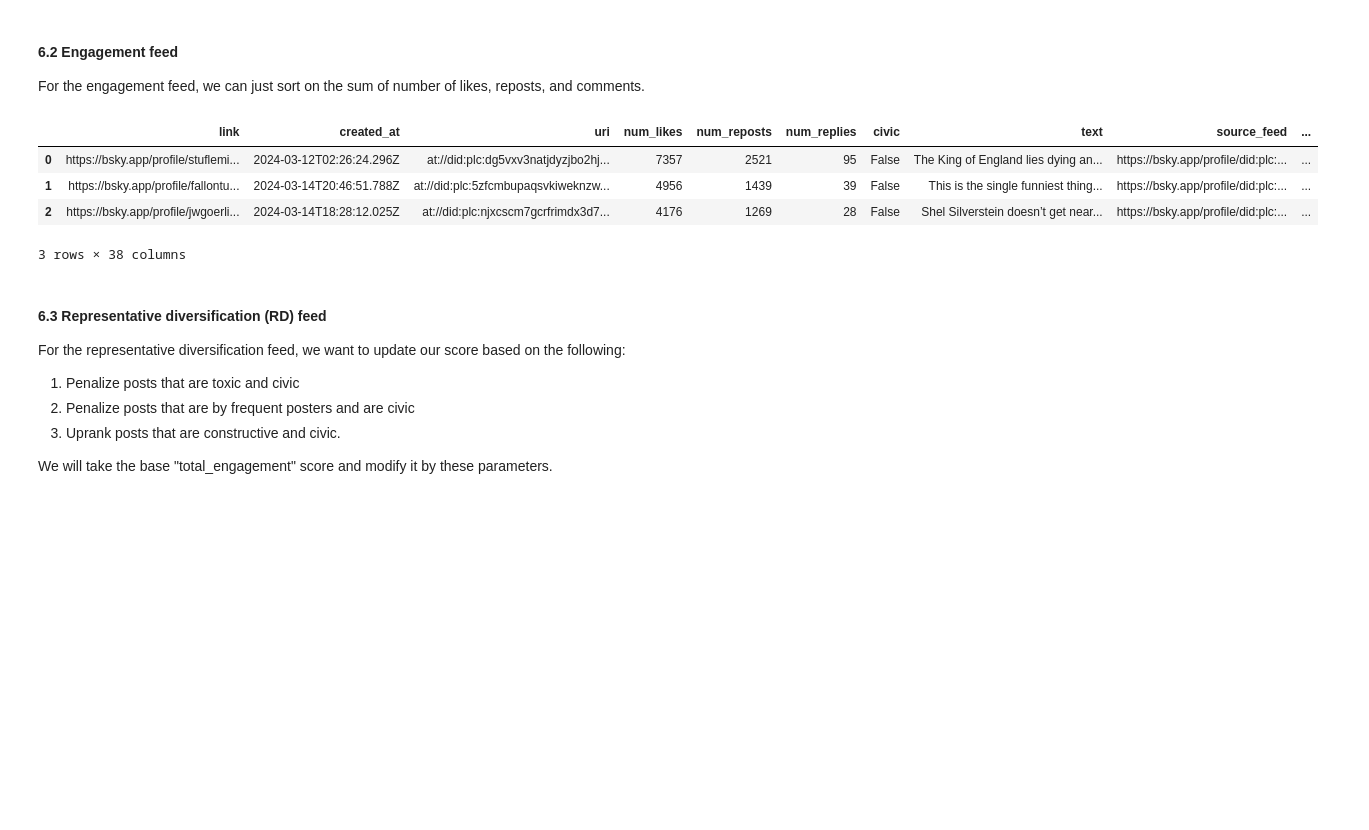
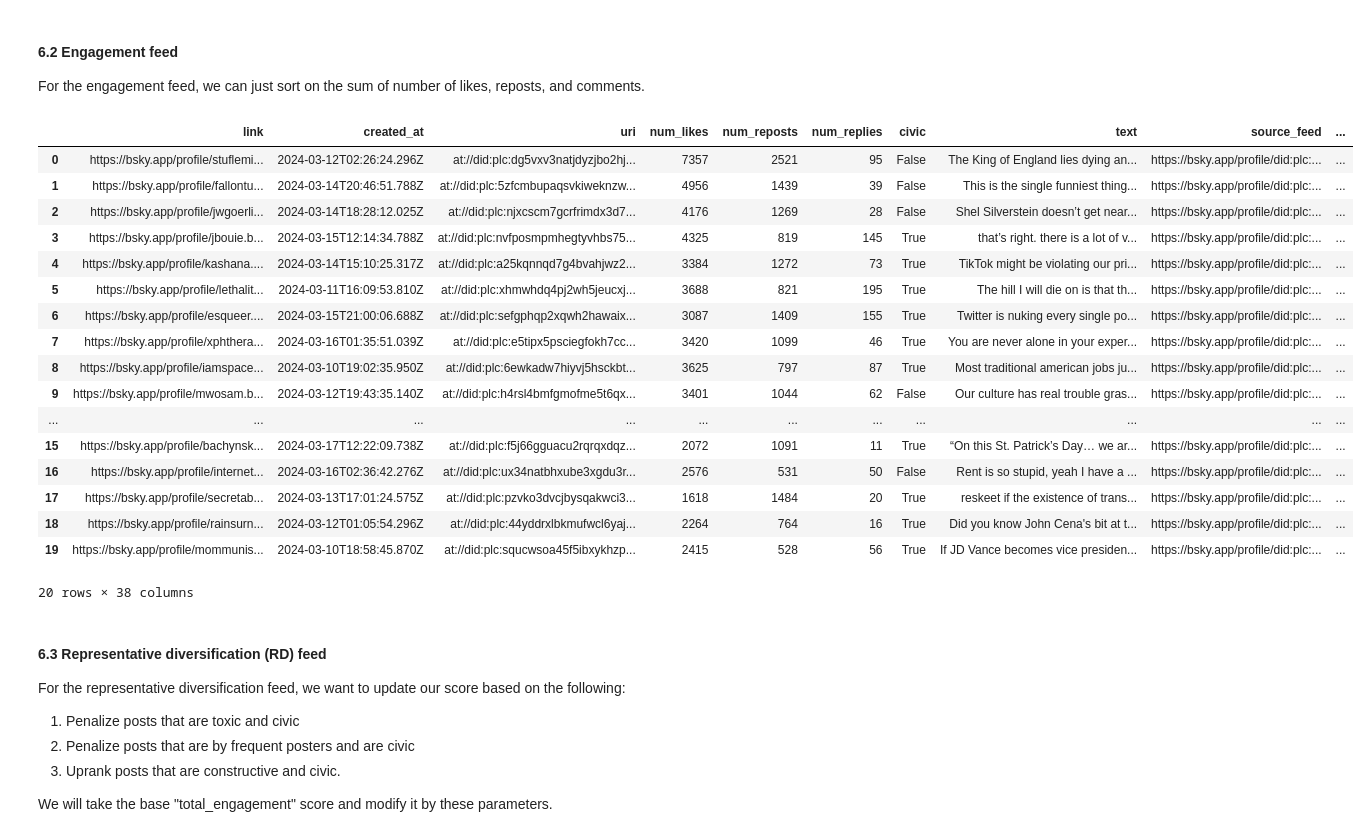
Before and after one commit to METResearchGroup/bluesky-research, a Jupyter notebook: services/rank_posts/rank_posts.ipynb, the cells around one changed output. Cells and saved outputs as stored; diff of their text form; code cells hidden in the pictures; blank space fills up the shorter version.

```diff
--- a/services/rank_posts/rank_posts.ipynb
+++ b/services/rank_posts/rank_posts.ipynb
@@ -701,13 +808,26 @@ engagement_feed_df = (
     .reset_index(drop=True)
 )
 # %%
-engagement_feed_df.head(3)
+engagement_feed_df.head(20)
 # %% [output]
 |  | link | created_at | uri | num_likes | num_reposts | num_replies | civic | text | source_feed | ... |
 | 0 | https://bsky.app/profile/stuflemi... | 2024-03-12T02:26:24.296Z | at://did:plc:dg5vxv3natjdyzjbo2hj... | 7357 | 2521 | 95 | False | The King of England lies dying an... | https://bsky.app/profile/did:plc:... | ... |
 | 1 | https://bsky.app/profile/fallontu... | 2024-03-14T20:46:51.788Z | at://did:plc:5zfcmbupaqsvkiweknzw... | 4956 | 1439 | 39 | False | This is the single funniest thing... | https://bsky.app/profile/did:plc:... | ... |
 | 2 | https://bsky.app/profile/jwgoerli... | 2024-03-14T18:28:12.025Z | at://did:plc:njxcscm7gcrfrimdx3d7... | 4176 | 1269 | 28 | False | Shel Silverstein doesn’t get near... | https://bsky.app/profile/did:plc:... | ... |
+| 3 | https://bsky.app/profile/jbouie.b... | 2024-03-15T12:14:34.788Z | at://did:plc:nvfposmpmhegtyvhbs75... | 4325 | 819 | 145 | True | that’s right. there is a lot of v... | https://bsky.app/profile/did:plc:... | ... |
+| 4 | https://bsky.app/profile/kashana.... | 2024-03-14T15:10:25.317Z | at://did:plc:a25kqnnqd7g4bvahjwz2... | 3384 | 1272 | 73 | True | TikTok might be violating our pri... | https://bsky.app/profile/did:plc:... | ... |
+| 5 | https://bsky.app/profile/lethalit... | 2024-03-11T16:09:53.810Z | at://did:plc:xhmwhdq4pj2wh5jeucxj... | 3688 | 821 | 195 | True | The hill I will die on is that th... | https://bsky.app/profile/did:plc:... | ... |
+| 6 | https://bsky.app/profile/esqueer.... | 2024-03-15T21:00:06.688Z | at://did:plc:sefgphqp2xqwh2hawaix... | 3087 | 1409 | 155 | True | Twitter is nuking every single po... | https://bsky.app/profile/did:plc:... | ... |
+| 7 | https://bsky.app/profile/xphthera... | 2024-03-16T01:35:51.039Z | at://did:plc:e5tipx5psciegfokh7cc... | 3420 | 1099 | 46 | True | You are never alone in your exper... | https://bsky.app/profile/did:plc:... | ... |
+| 8 | https://bsky.app/profile/iamspace... | 2024-03-10T19:02:35.950Z | at://did:plc:6ewkadw7hiyvj5hsckbt... | 3625 | 797 | 87 | True | Most traditional american jobs ju... | https://bsky.app/profile/did:plc:... | ... |
+| 9 | https://bsky.app/profile/mwosam.b... | 2024-03-12T19:43:35.140Z | at://did:plc:h4rsl4bmfgmofme5t6qx... | 3401 | 1044 | 62 | False | Our culture has real trouble gras... | https://bsky.app/profile/did:plc:... | ... |
+| ... | ... | ... | ... | ... | ... | ... | ... | ... | ... | ... |
+| 15 | https://bsky.app/profile/bachynsk... | 2024-03-17T12:22:09.738Z | at://did:plc:f5j66gguacu2rqrqxdqz... | 2072 | 1091 | 11 | True | “On this St. Patrick’s Day… we ar... | https://bsky.app/profile/did:plc:... | ... |
+| 16 | https://bsky.app/profile/internet... | 2024-03-16T02:36:42.276Z | at://did:plc:ux34natbhxube3xgdu3r... | 2576 | 531 | 50 | False | Rent is so stupid, yeah I have a ... | https://bsky.app/profile/did:plc:... | ... |
+| 17 | https://bsky.app/profile/secretab... | 2024-03-13T17:01:24.575Z | at://did:plc:pzvko3dvcjbysqakwci3... | 1618 | 1484 | 20 | True | reskeet if the existence of trans... | https://bsky.app/profile/did:plc:... | ... |
+| 18 | https://bsky.app/profile/rainsurn... | 2024-03-12T01:05:54.296Z | at://did:plc:44yddrxlbkmufwcl6yaj... | 2264 | 764 | 16 | True | Did you know John Cena's bit at t... | https://bsky.app/profile/did:plc:... | ... |
+| 19 | https://bsky.app/profile/mommunis... | 2024-03-10T18:58:45.870Z | at://did:plc:squcwsoa45f5ibxykhzp... | 2415 | 528 | 56 | True | If JD Vance becomes vice presiden... | https://bsky.app/profile/did:plc:... | ... |
-3 rows × 38 columns
+20 rows × 38 columns
 # %%
 engagement_feed_df.to_csv("engagement_feed.csv", index=False)
 # %% [markdown]
```
Also changed, not shown: parts of 40 cells of this notebook, 2 other files.
